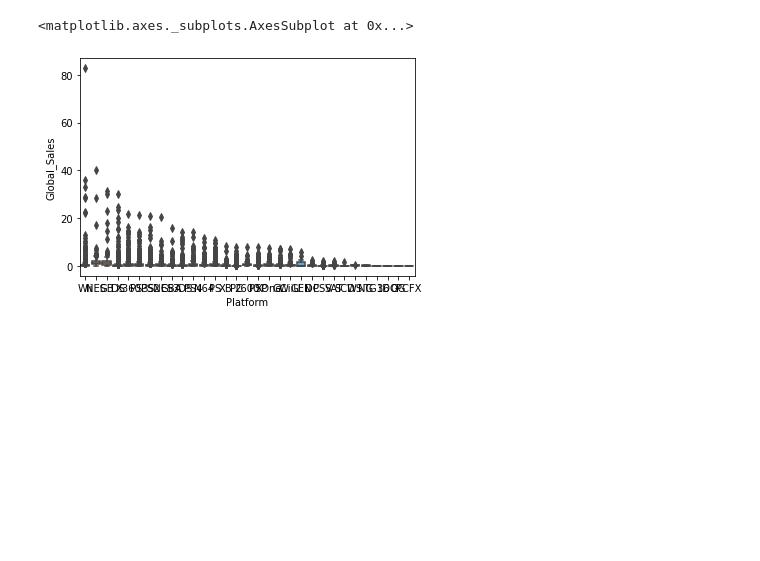
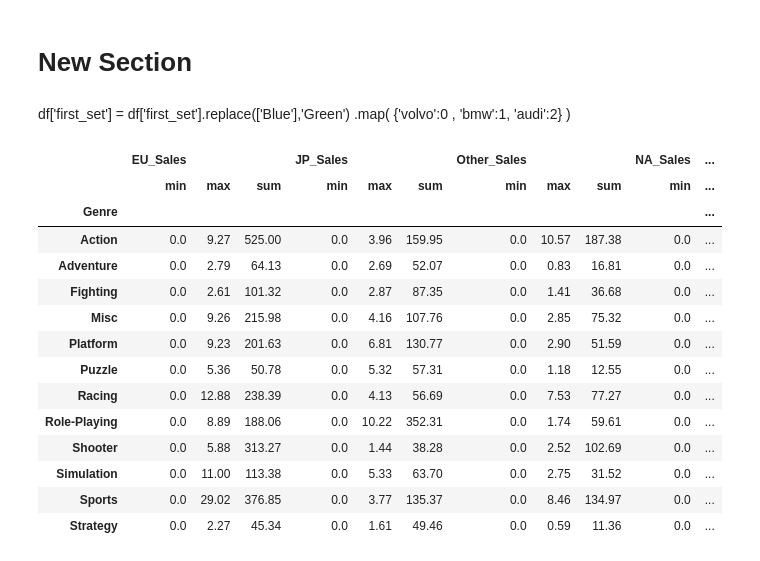
Before and after one commit to ts522/Machine-Learning-Final-Project----Smallwood--TreJon, a Jupyter notebook: final_part1.ipynb, the cells around one changed output. Saved outputs shown, nothing was run; the diff lists cells and outputs as text; code cells hidden in the pictures; blank space fills up the shorter version.

```diff
--- a/final_part1.ipynb
+++ b/final_part1.ipynb
@@ -55,6 +126,35 @@ sns.relplot(x= 'Year', y= 'Global_Sales', hue= 'Genre' , data=vg);
 # %%
 
-sns.boxplot(x='Platform', y= 'Global_Sales', data= vg)
+ax = sns.countplot(x='Platform', hue='Genre', data=gp)
-# %% [output]
-<matplotlib.axes._subplots.AxesSubplot at 0x...>
-[figure, removed]
+# %% [markdown]
+# New Section
+# %% [markdown]
+
+df['first_set'] = df['first_set'].replace(['Blue'],'Green')
+.map( {'volvo':0 , 'bmw':1, 'audi':2} )
+# %%
+vg.groupby(
+    ['Genre']
+).agg({
+        'EU_Sales': [min, max, sum],
+        'JP_Sales': [min, max, sum],
+        'Other_Sales': [min, max, sum],
+        'NA_Sales': [min, max, sum],
+}
+)
+# %% [output]
+|  | EU_Sales |  |  | JP_Sales |  |  | Other_Sales |  |  | NA_Sales | ... |
+|  | min | max | sum | min | max | sum | min | max | sum | min | ... |
+| Genre |  |  |  |  |  |  |  |  |  |  | ... |
+| Action | 0.0 | 9.27 | 525.00 | 0.0 | 3.96 | 159.95 | 0.0 | 10.57 | 187.38 | 0.0 | ... |
+| Adventure | 0.0 | 2.79 | 64.13 | 0.0 | 2.69 | 52.07 | 0.0 | 0.83 | 16.81 | 0.0 | ... |
+| Fighting | 0.0 | 2.61 | 101.32 | 0.0 | 2.87 | 87.35 | 0.0 | 1.41 | 36.68 | 0.0 | ... |
+| Misc | 0.0 | 9.26 | 215.98 | 0.0 | 4.16 | 107.76 | 0.0 | 2.85 | 75.32 | 0.0 | ... |
+| Platform | 0.0 | 9.23 | 201.63 | 0.0 | 6.81 | 130.77 | 0.0 | 2.90 | 51.59 | 0.0 | ... |
+| Puzzle | 0.0 | 5.36 | 50.78 | 0.0 | 5.32 | 57.31 | 0.0 | 1.18 | 12.55 | 0.0 | ... |
+| Racing | 0.0 | 12.88 | 238.39 | 0.0 | 4.13 | 56.69 | 0.0 | 7.53 | 77.27 | 0.0 | ... |
+| Role-Playing | 0.0 | 8.89 | 188.06 | 0.0 | 10.22 | 352.31 | 0.0 | 1.74 | 59.61 | 0.0 | ... |
+| Shooter | 0.0 | 5.88 | 313.27 | 0.0 | 1.44 | 38.28 | 0.0 | 2.52 | 102.69 | 0.0 | ... |
+| Simulation | 0.0 | 11.00 | 113.38 | 0.0 | 5.33 | 63.70 | 0.0 | 2.75 | 31.52 | 0.0 | ... |
+| Sports | 0.0 | 29.02 | 376.85 | 0.0 | 3.77 | 135.37 | 0.0 | 8.46 | 134.97 | 0.0 | ... |
+| Strategy | 0.0 | 2.27 | 45.34 | 0.0 | 1.61 | 49.46 | 0.0 | 0.59 | 11.36 | 0.0 | ... |
```
Also changed, not shown: parts of 24 cells of this notebook.
